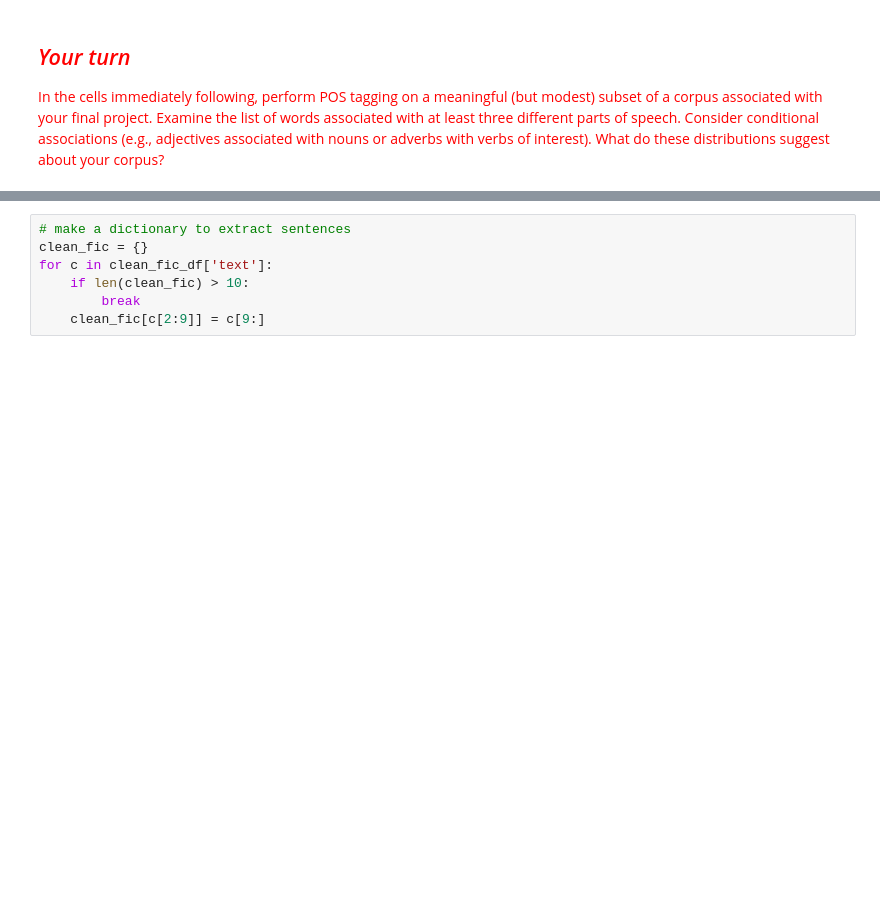
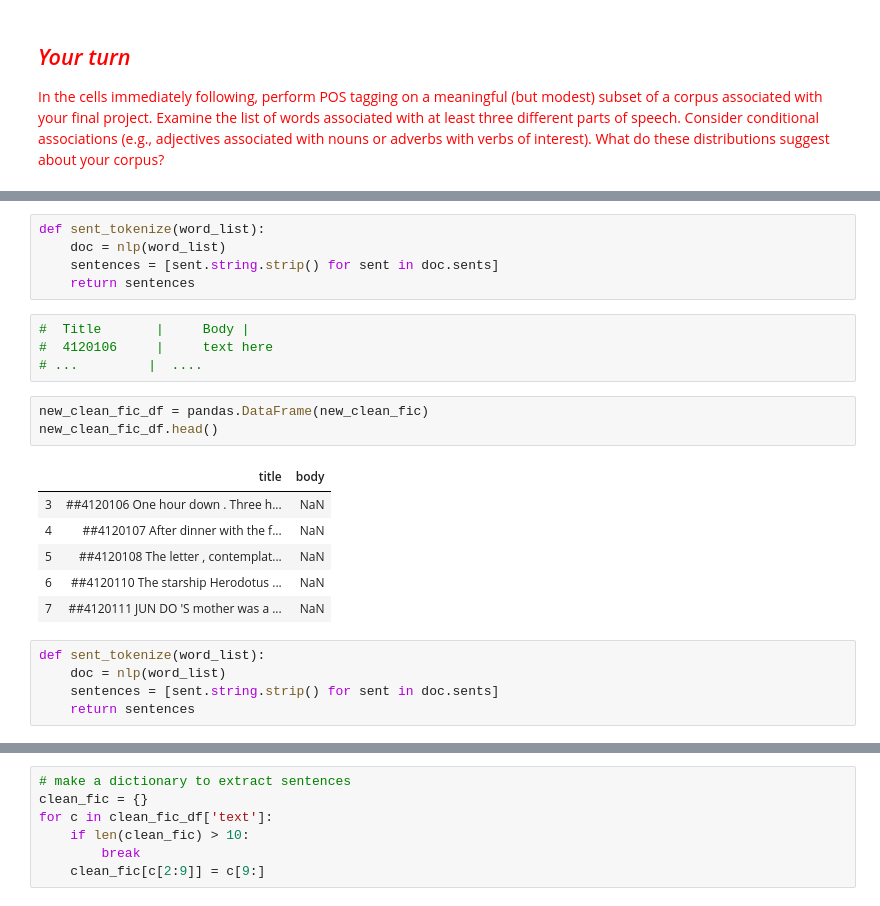
Before and after one commit to VivianQian19/Content-Analysis-2020, a Jupyter notebook: week-4/4-Counting-Words-Phrases.ipynb, the cells around one changed output, grey strips where cells are left out. Cells and saved outputs as stored; diff of their text form; blank space fills up the shorter version.

```diff
--- a/week-4/4-Counting-Words-Phrases.ipynb
+++ b/week-4/4-Counting-Words-Phrases.ipynb
@@ -1317,0 +1368,24 @@ Name: text, Length: 509, dtype: object
+# %%
+def sent_tokenize(word_list):
+    doc = nlp(word_list)
+    sentences = [sent.string.strip() for sent in doc.sents]
+    return sentences
+# %%
+#  Title       |     Body |
+#  4120106     |     text here
+# ...         |  ....
+# %%
+new_clean_fic_df = pandas.DataFrame(new_clean_fic)
+new_clean_fic_df.head()
+# %% [output]
+|  | title | body |
+| 3 | ##4120106 One hour down . Three h... | NaN |
+| 4 | ##4120107 After dinner with the f... | NaN |
+| 5 | ##4120108 The letter , contemplat... | NaN |
+| 6 | ##4120110 The starship Herodotus ... | NaN |
+| 7 | ##4120111 JUN DO 'S mother was a ... | NaN |
+# %%
+def sent_tokenize(word_list):
+    doc = nlp(word_list)
+    sentences = [sent.string.strip() for sent in doc.sents]
+    return sentences
```
Also changed, not shown: parts of 27 cells of this notebook.
